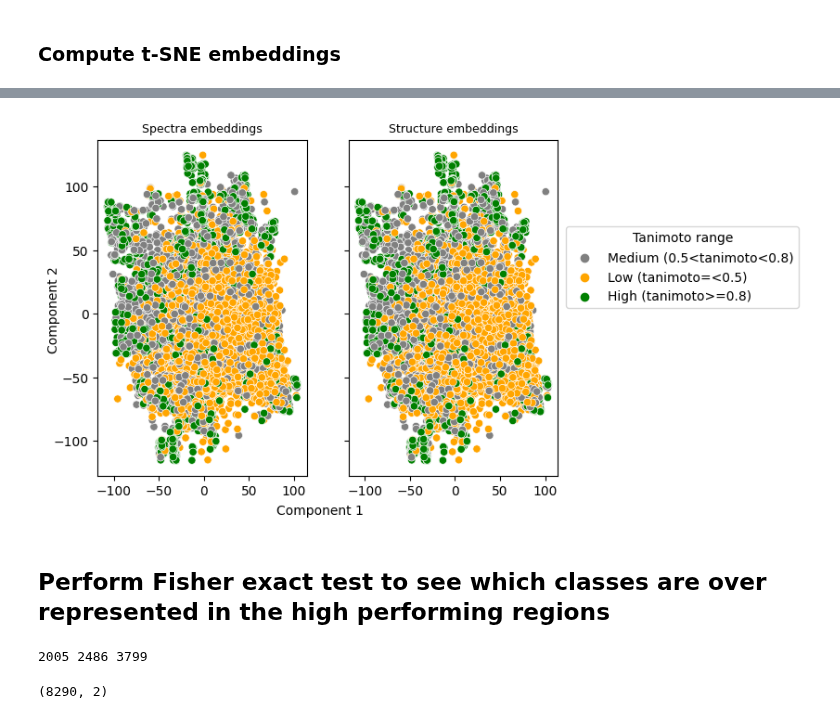
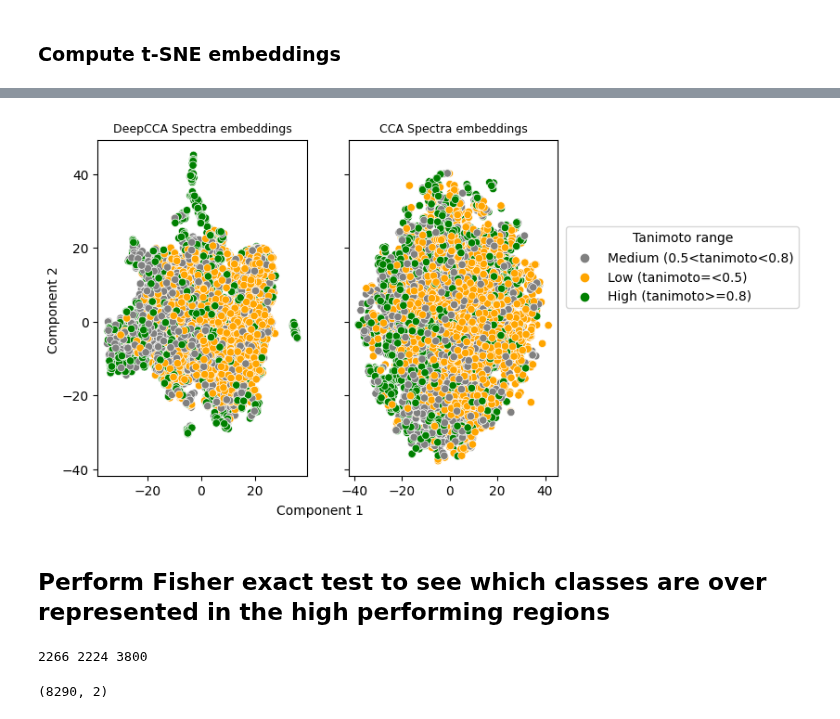
Before and after one commit to LukaLmelias/DeepCCA_thesis, a Jupyter notebook: final_model_prediction_and_evaluation.ipynb, the cells around one changed output, grey strips where cells are left out. Cells and saved outputs as stored; diff of their text form; code cells hidden in the pictures.

```diff
--- a/final_model_prediction_and_evaluation.ipynb
+++ b/final_model_prediction_and_evaluation.ipynb
@@ -540,13 +569,15 @@ len(deepcca_tanis)
 8290
 # %%
 deepcca_categories = group_tanimotos(deepcca_tanis)
+cca_categories = group_tanimotos(tanis_dict['cos'][1])
 # %%
 # create a column in the df with category; also append the tanis to be sure they were well categorised
 test_df['deepcca_category'] = deepcca_categories
-#test_df['sdl_category'] = sdl_tanis_category
+test_df['cca_category'] = cca_categories
 
 #test_df['sdl_tanimoto'] = sdl_mol_tanis[0]
-test_df['deepcca_tanimoto'] = deepcca_tanis
+#test_df['deepcca_tanimoto'] = tanis_dict[0]
+#test_df['cca_tanimoto'] = tanis_dict[1]
 test_df.head(3)
 # %% [output]
 |  | smiles | inchi_key | inchikey14 | spec_id | spec2vec | ms2ds | mol2vec | cf_class | cca_z1 | cca_z2 | ... |
@@ -559,10 +590,15 @@ test_df.head(3)
 x_deepcca = np.array([i for i in test_df['sdl_z1']])
 
 y_deepcca = np.array([i for i in test_df['sdl_z2']])
+
+
+x_cca = np.array([i for i in test_df['cca_z1']])
+
+y_cca = np.array([i for i in test_df['cca_z2']])
 # %% [markdown]
 <h3> Compute t-SNE embeddings </h3>
 # %%
-tsne = TSNE(n_components=2,
+tsne = TSNE(n_components=3,
             verbose=0,
             perplexity=10, # assuming these is related to neighbours
             n_iter=1000,
@@ -572,21 +608,24 @@ tsne = TSNE(n_components=2,
 
 x_deepcca_transformed = tsne.fit_transform(x_deepcca)
 y_deepcca_transformed = tsne.fit_transform(y_deepcca)
+
+x_cca_transformed = tsne.fit_transform(x_cca)
+y_cca_transformed = tsne.fit_transform(y_cca)
 # %%
 f, (ax1, ax2) = plt.subplots(1, 2, sharey=True,figsize=(6.4, 4.8),dpi=100)
 sns.scatterplot(x=x_deepcca_transformed[:,0],
-           y=y_deepcca_transformed[:,1], hue = deepcca_categories,
+           y=x_deepcca_transformed[:,1], hue = deepcca_categories,
                 palette = ['grey', 'orange','green'],
                 ax=ax1, legend=False)
 
 
-sns.scatterplot(x=x_deepcca_transformed[:,0],
-           y=y_deepcca_transformed[:,1], hue = deepcca_categories,
+sns.scatterplot(x=x_cca_transformed[:,0],
+           y=x_cca_transformed[:,1], hue = cca_categories,
                 palette = ['grey', 'orange','green'],
                 )
 #f.suptitle('SDL t-SNE plot colored by tanimoto score(query vs top hit)', fontsize=12)
-ax1.set_title('Spectra embeddings', fontsize=9)
-ax2.set_title('Structure embeddings', fontsize=9)
+ax1.set_title('DeepCCA Spectra embeddings', fontsize=9)
+ax2.set_title('CCA Spectra embeddings', fontsize=9)
 plt.legend(labels=deepcca_categories, loc=(1.04, 0.5))
 #ax1.set_ylabel('PC 2', fontsize=15)
 f.text(0.5, 0.04, 'Component 1', ha='center')
@@ -603,13 +642,13 @@ No handles with labels found to put in legend.
-[figure, old version]
+[figure, new version]
 # %% [markdown]
 <h2> Perform Fisher exact test to see which classes are over represented in the high performing regions </h2>
 # %%
 # select classes under each category
-high_class = test_df.loc[test_df['deepcca_category'] == 'High (tanimoto>=0.8)']
-medium_class = test_df.loc[test_df['deepcca_category'] == 'Medium (0.5<tanimoto<0.8)']
-low_class = test_df.loc[test_df['deepcca_category'] == 'Low (tanimoto=<0.5)']
+high_class = test_df.loc[test_df['cca_category'] == 'High (tanimoto>=0.8)']
+medium_class = test_df.loc[test_df['cca_category'] == 'Medium (0.5<tanimoto<0.8)']
+low_class = test_df.loc[test_df['cca_category'] == 'Low (tanimoto=<0.5)']
 print(len(high_class),len(medium_class),len(low_class))
 # %% [output]
-2005 2486 3799
+2266 2224 3800
 # %%
 yes_no = []
```
Also changed, not shown: parts of 25 cells of this notebook.
